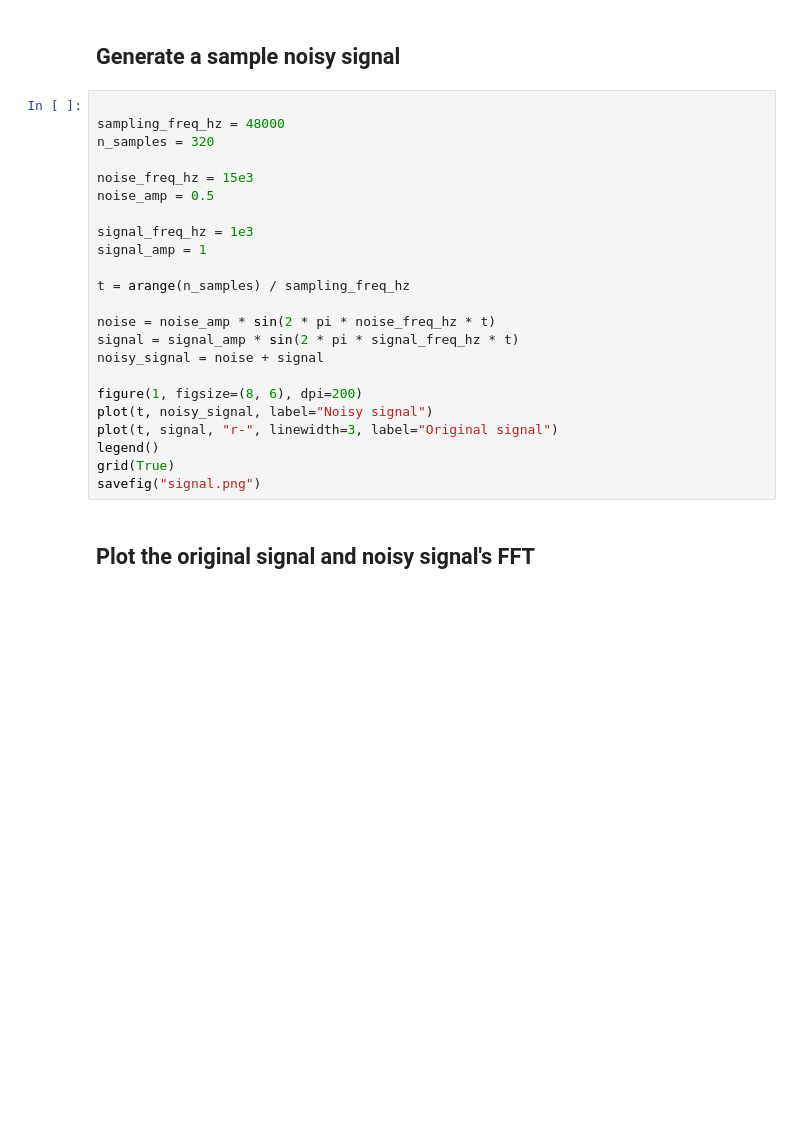
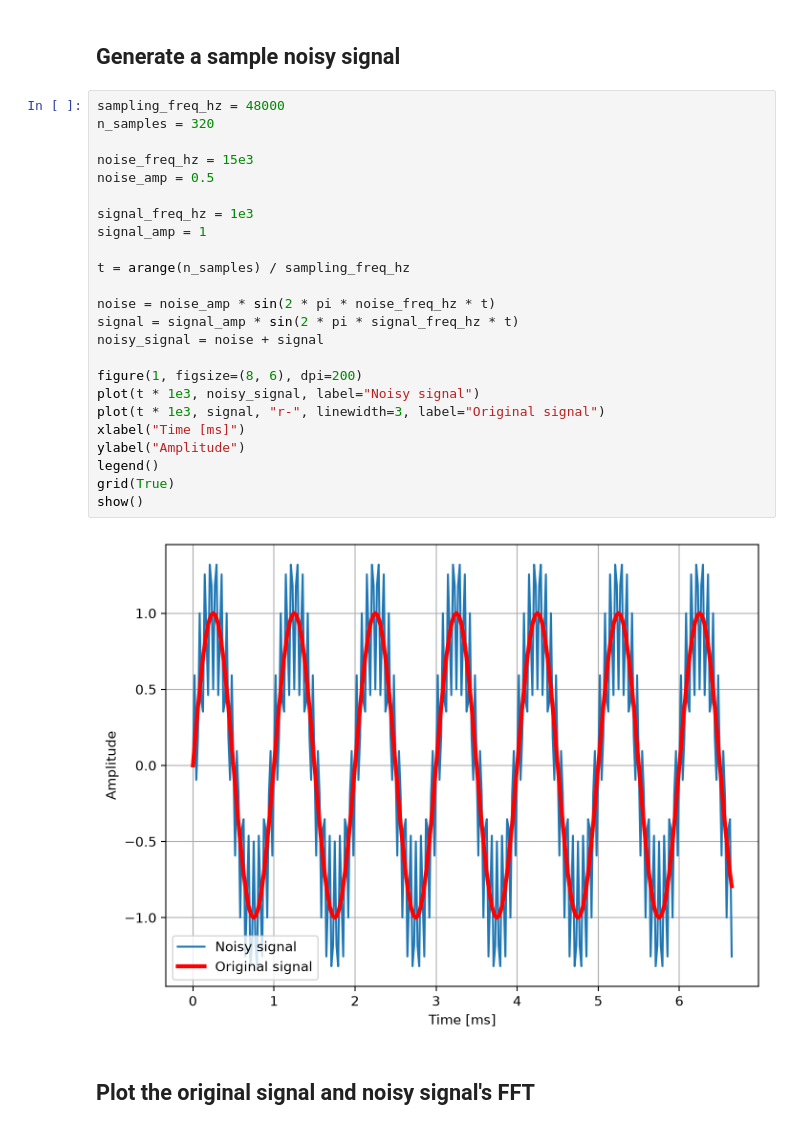
Before and after one commit to estanislaocrivos/advanced-digital-design-course, a Jupyter notebook: lab-02/python/fir/fir.ipynb, the cells around one changed output. Saved outputs shown, nothing was run; the diff lists cells and outputs as text; blank space fills up the shorter version.

```diff
--- a/lab-02/python/fir/fir.ipynb
+++ b/lab-02/python/fir/fir.ipynb
@@ -7,28 +16,31 @@ from scipy.fftpack import fft
 # %% [markdown]
 ## Generate a sample noisy signal
 # %%
-
 sampling_freq_hz = 48000
 n_samples = 320
 
 noise_freq_hz = 15e3
 noise_amp = 0.5
 
 signal_freq_hz = 1e3
 signal_amp = 1
 
 t = arange(n_samples) / sampling_freq_hz
 
 noise = noise_amp * sin(2 * pi * noise_freq_hz * t)
 signal = signal_amp * sin(2 * pi * signal_freq_hz * t)
 noisy_signal = noise + signal
 
 figure(1, figsize=(8, 6), dpi=200)
-plot(t, noisy_signal, label="Noisy signal")
-plot(t, signal, "r-", linewidth=3, label="Original signal")
+plot(t * 1e3, noisy_signal, label="Noisy signal")
+plot(t * 1e3, signal, "r-", linewidth=3, label="Original signal")
+xlabel("Time [ms]")
+ylabel("Amplitude")
 legend()
 grid(True)
-savefig("signal.png")
+show()
+# %% [output]
+[figure, added]
 # %% [markdown]
 ## Plot the original signal and noisy signal's FFT
 # %%
```
Also changed, not shown: parts of 2 cells of this notebook.
